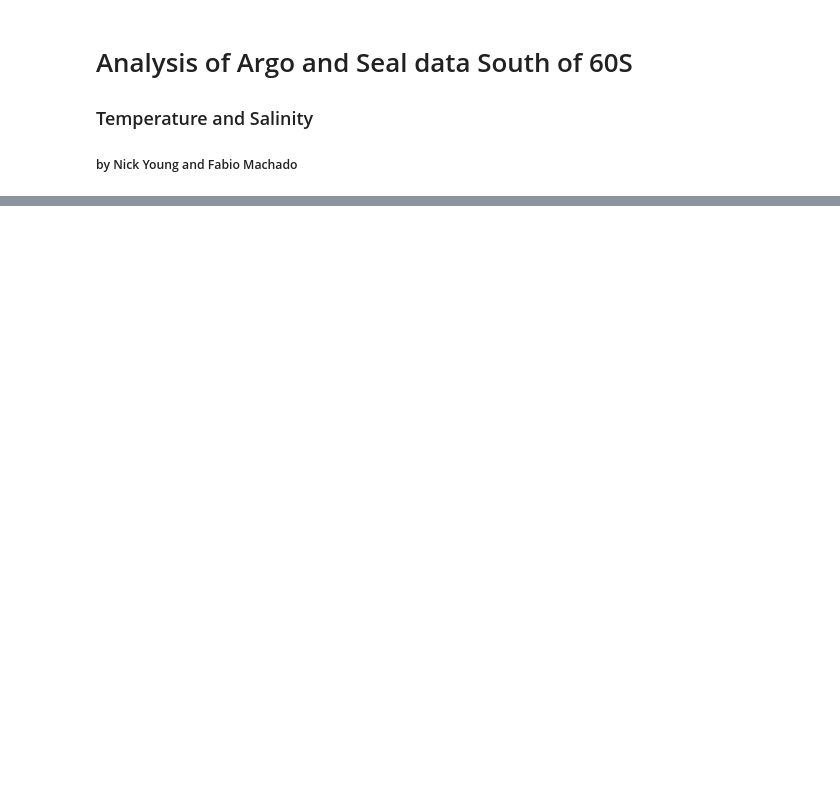
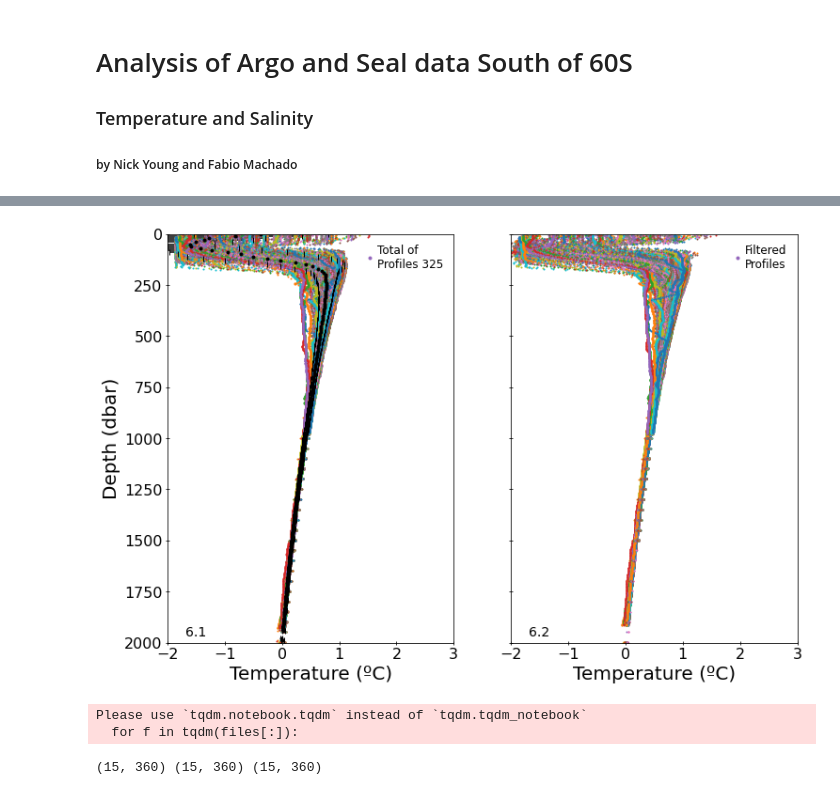
Before and after one commit to UoA-eResearch/argo, a Jupyter notebook: plot.ipynb, the cells around one changed output, grey strips where cells are left out. Drawn from its saved outputs; the diff is of its cells as text; code cells hidden in the pictures; blank space fills up the shorter version.

```diff
--- a/plot.ipynb
+++ b/plot.ipynb
@@ -253,6 +313,17 @@ def format_axes_b(fig):
         ax2.tick_params(labelleft=False)
         ax3.tick_params(labelleft=False)
 
+def format_axes_c(fig):
+    for i, ax in enumerate(fig.axes):
+        ax.text(-1.5, 1950, "6.%d" % (i+1), va="center", ha="center", fontsize=14, color='black')
+        ax.tick_params(axis="both", direction='inout', which='major', labelsize=16, labelbottom=True, labelleft=True)
+        ax.set_ylim(p_max, p_min);
+        ax.set_xlim(t_min, t_max)
+        ax1.set_ylabel("Depth (dbar)")
+        ax1.set_xlabel("Temperature (ºC)")
+        ax2.set_xlabel("Temperature (ºC)")
+        ax2.tick_params(labelbottom=True, labelleft=False)
+
 def vert_prof_filter (vprofile, window, polyorder):
     data = vprofile.interpolate(method='linear', limit= 200, limit_area="Inside")
     #print("vertical profile ==> ", data)
@@ -379,3 +525,38 @@ plt.show()
+# %%
+# Lab Area for Vertical Profile Analysis (S,T,p)
+
+# Confront data vs filtered data
+
+from scipy.interpolate import interp1d
+from scipy import interpolate
+from scipy import signal
+
+f, (ax1, ax2) = plt.subplots(1, 2, sharey=True, sharex=True, figsize=(12,8))
+
+for i in np.flatnonzero(mask_argo):
+    temp_argo = argo["temperature"][i]
+    pressure_argo = argo["pressure"][i]
+    y_smooth=signal.savgol_filter(temp_argo,
+                           window_length=21, # window size used for filtering
+                           polyorder=5, # order of fitted polynomial
+                           mode='nearest',
+                           cval=5), # Value to fill past the edges of the input if mode is ‘constant’. Default is 0.0.
+    data_in_array = np.array(y_smooth)
+    v_smooth, = ax2.plot(data_in_array[0,:], pressure_argo, '.',  markersize=2,
+                         label='Filtered\nProfiles') #Savitzky-Golay
+    n_smooth, = ax1.plot(temp_argo, pressure_argo,'.', markersize=2,
+                         label='Total of\nProfiles {}'.format(len(np.flatnonzero(mask_argo))))
+ax1.errorbar(argo_temp_grid_withdepth[lat_grid, lon_grid, :], depth,
+             xerr=argo_temp_grid_withdepth_stdev[lat_grid, lon_grid, :],
+             fmt='.k', ecolor='black', markersize=6, capsize=3)
+ax2.legend(handles=[v_smooth], loc='upper right',fontsize=12)
+ax1.legend(handles=[n_smooth],loc='upper right',fontsize=12)
+#ax1.legend(title='Argo profiles={}\nLat-{}-{}\nLon-{}-{}'.format(n_argo_profiles,lat_n, lat_s, lon_w, lon_e),
+         #  loc='upper right', title_fontsize=fontsize)
+format_axes_c(f)
+plt.show()
+# %% [output]
+[figure, added]
 # %%
 def load_netcdf_grid(path = "Argo_South_60", resolution = 1, target_var = "temp",
                      with_depth = False, filter_month = None, filter_season = None,
@@ -607,7 +786,12 @@ resolution = 1
 # %%
 argo_pt_grid = load_netcdf_grid(target_var="n_point", with_depth = False, resolution = resolution)
 seal_pt_grid = load_netcdf_grid(path="seal", target_var="n_point", with_depth = False, resolution = resolution)
+# %% [output]
+Please use `tqdm.notebook.tqdm` instead of `tqdm.tqdm_notebook`
+  for f in tqdm(files[:]):
 # %%
 combined_pt_grid = np.nansum((argo_pt_grid, seal_pt_grid), axis=0)
 combined_pt_grid[np.isnan(argo_pt_grid) & np.isnan(seal_pt_grid)] = np.nan
 print(argo_pt_grid.shape,seal_pt_grid.shape,combined_pt_grid.shape)
+# %% [output]
+(15, 360) (15, 360) (15, 360)
```
Also changed, not shown: parts of 33 cells of this notebook.
